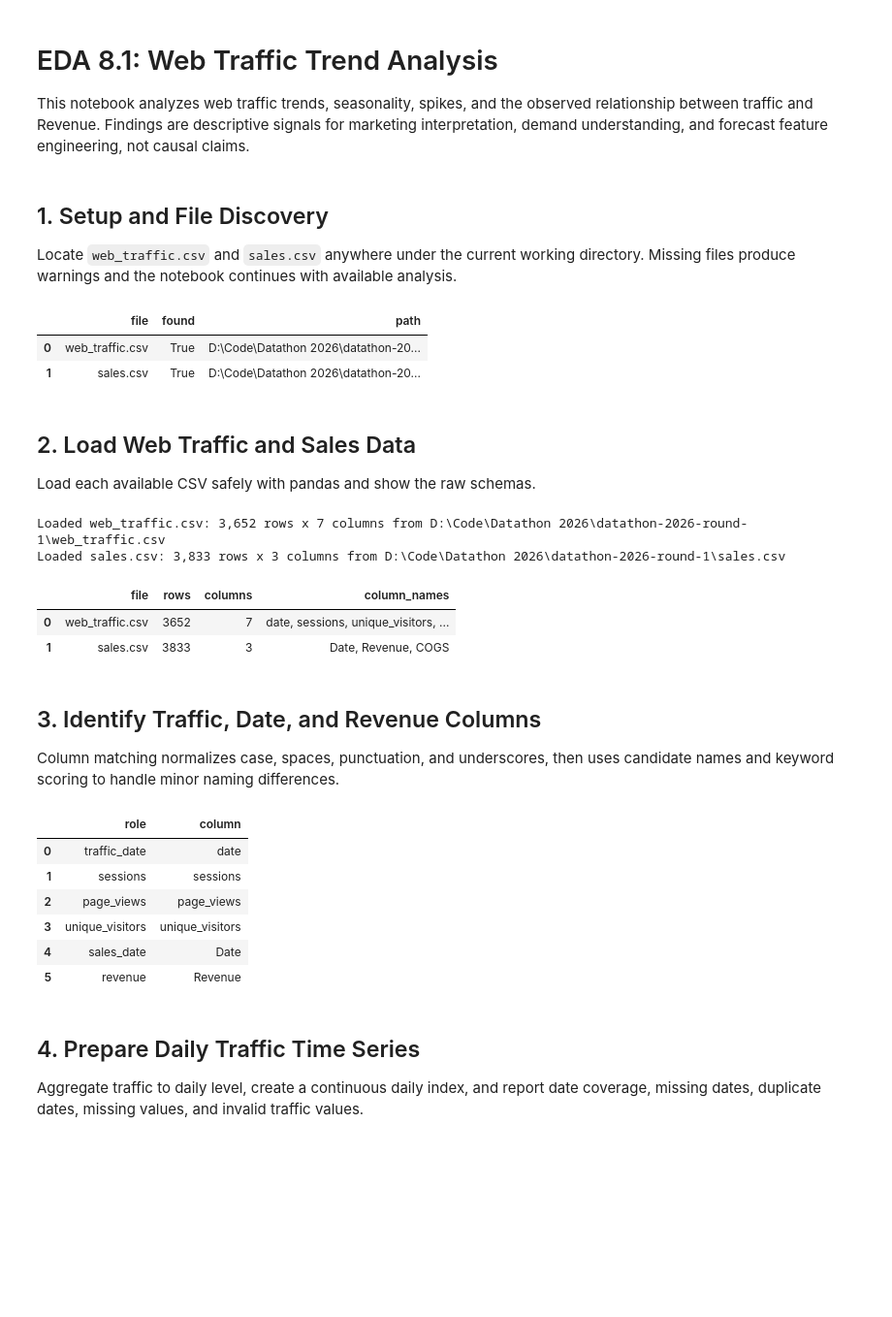
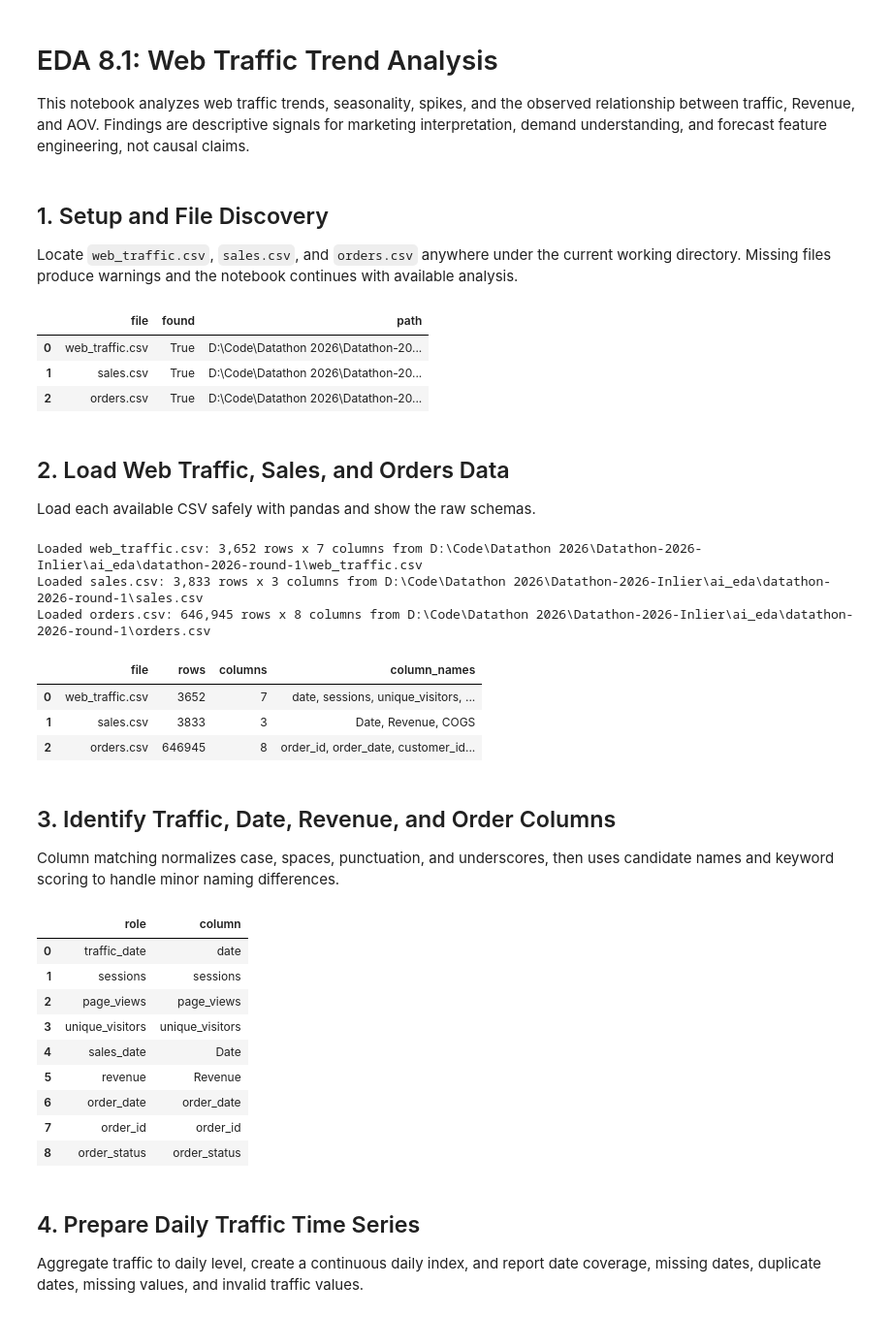
Before and after one commit to thaoanhlehoang/Datathon-2026-Inlier, a Jupyter notebook: ai_eda/eda_24_web_traffic_trend_analysis.ipynb, the cells around one changed output. Shown at 97% size. Saved outputs shown, nothing was run; the diff lists cells and outputs as text; code cells hidden in the pictures; blank space fills up the shorter version.

```diff
--- a/ai_eda/eda_24_web_traffic_trend_analysis.ipynb
+++ b/ai_eda/eda_24_web_traffic_trend_analysis.ipynb
@@ -1,11 +1,11 @@
 # %% [markdown]
 # EDA 8.1: Web Traffic Trend Analysis
 
-This notebook analyzes web traffic trends, seasonality, spikes, and the observed relationship between traffic and Revenue. Findings are descriptive signals for marketing interpretation, demand understanding, and forecast feature engineering, not causal claims.
+This notebook analyzes web traffic trends, seasonality, spikes, and the observed relationship between traffic, Revenue, and AOV. Findings are descriptive signals for marketing interpretation, demand understanding, and forecast feature engineering, not causal claims.
 # %% [markdown]
 ## 1. Setup and File Discovery
 
-Locate `web_traffic.csv` and `sales.csv` anywhere under the current working directory. Missing files produce warnings and the notebook continues with available analysis.
+Locate `web_traffic.csv`, `sales.csv`, and `orders.csv` anywhere under the current working directory. Missing files produce warnings and the notebook continues with available analysis.
 # %%
 import os
 import re
@@ -25,7 +25,7 @@ plt.rcParams['axes.grid'] = True
 plt.rcParams['grid.alpha'] = 0.25
 
 ROOT = Path.cwd()
-FILES = ['web_traffic.csv', 'sales.csv']
+FILES = ['web_traffic.csv', 'sales.csv', 'orders.csv']
 
 def normalize_name(name):
     return re.sub(r'[^a-z0-9]+', '', str(name).strip().lower())
@@ -50,10 +50,11 @@ for name, path in selected_paths.items():
         warnings.warn(f'{name} was not found. The notebook will continue where possible.')
 # %% [output]
 |  | file | found | path |
-| 0 | web_traffic.csv | True | D:\Code\Datathon 2026\datathon-20... |
-| 1 | sales.csv | True | D:\Code\Datathon 2026\datathon-20... |
+| 0 | web_traffic.csv | True | D:\Code\Datathon 2026\Datathon-20... |
+| 1 | sales.csv | True | D:\Code\Datathon 2026\Datathon-20... |
+| 2 | orders.csv | True | D:\Code\Datathon 2026\Datathon-20... |
 # %% [markdown]
-## 2. Load Web Traffic and Sales Data
+## 2. Load Web Traffic, Sales, and Orders Data
 
 Load each available CSV safely with pandas and show the raw schemas.
 # %%
@@ -70,21 +71,24 @@ def safe_read_csv(path, name):
 
 traffic_raw = safe_read_csv(selected_paths.get('web_traffic.csv'), 'web_traffic.csv')
 sales_raw = safe_read_csv(selected_paths.get('sales.csv'), 'sales.csv')
+orders_raw = safe_read_csv(selected_paths.get('orders.csv'), 'orders.csv')
 
 schema_rows = []
-for name, df in [('web_traffic.csv', traffic_raw), ('sales.csv', sales_raw)]:
+for name, df in [('web_traffic.csv', traffic_raw), ('sales.csv', sales_raw), ('orders.csv', orders_raw)]:
     if df is not None:
         schema_rows.append({'file': name, 'rows': len(df), 'columns': len(df.columns), 'column_names': ', '.join(map(str, df.columns))})
 schema_overview = pd.DataFrame(schema_rows)
 display(schema_overview)
 # %% [output]
-Loaded web_traffic.csv: 3,652 rows x 7 columns from D:\Code\Datathon 2026\datathon-2026-round-1\web_traffic.csv
-Loaded sales.csv: 3,833 rows x 3 columns from D:\Code\Datathon 2026\datathon-2026-round-1\sales.csv
+Loaded web_traffic.csv: 3,652 rows x 7 columns from D:\Code\Datathon 2026\Datathon-2026-Inlier\ai_eda\datathon-2026-round-1\web_traffic.csv
+Loaded sales.csv: 3,833 rows x 3 columns from D:\Code\Datathon 2026\Datathon-2026-Inlier\ai_eda\datathon-2026-round-1\sales.csv
+Loaded orders.csv: 646,945 rows x 8 columns from D:\Code\Datathon 2026\Datathon-2026-Inlier\ai_eda\datathon-2026-round-1\orders.csv
 |  | file | rows | columns | column_names |
 | 0 | web_traffic.csv | 3652 | 7 | date, sessions, unique_visitors, ... |
 | 1 | sales.csv | 3833 | 3 | Date, Revenue, COGS |
+| 2 | orders.csv | 646945 | 8 | order_id, order_date, customer_id... |
 # %% [markdown]
-## 3. Identify Traffic, Date, and Revenue Columns
+## 3. Identify Traffic, Date, Revenue, and Order Columns
 
 Column matching normalizes case, spaces, punctuation, and underscores, then uses candidate names and keyword scoring to handle minor naming differences.
 # %%
@@ -146,33 +150,40 @@ def infer_revenue_col(df):
             continue
         vals = to_num(df[c])
         positive_share = (vals > 0).mean()
         candidates.append((positive_share, vals.abs().sum(skipna=True), c))
     if candidates:
         candidates.sort(key=lambda x: (-x[0], -x[1], str(x[2])))
         warnings.warn(f'Revenue column was not explicit; using likely numeric revenue column: {candidates[0][2]}')
         return candidates[0][2]
     return None
 
 cols = {}
 if traffic_raw is not None:
     cols['traffic_date'] = find_col(traffic_raw, ['date', 'traffic_date', 'visit_date', 'event_date', 'session_date'], include_any=['date', 'day'])
     cols['sessions'] = find_col(traffic_raw, ['sessions', 'session_count', 'visits'], include_any=['sessions', 'sessioncount', 'visits'], prefer_numeric=True)
     cols['page_views'] = find_col(traffic_raw, ['page_views', 'pageviews', 'views', 'page_view_count'], include_any=['pageviews', 'pageviewcount', 'views'], prefer_numeric=True)
     cols['unique_visitors'] = find_col(traffic_raw, ['unique_visitors', 'unique_users', 'users', 'visitors'], include_any=['uniquevisitors', 'uniqueusers', 'users', 'visitors'], exclude_any=['sessions'], prefer_numeric=True)
 if sales_raw is not None:
     cols['sales_date'] = find_col(sales_raw, ['date', 'sales_date', 'order_date', 'revenue_date'], include_any=['date', 'day'])
     cols['revenue'] = infer_revenue_col(sales_raw)
+if orders_raw is not None:
+    cols['order_date'] = find_col(orders_raw, ['order_date', 'date', 'created_at', 'created_date'], include_any=['orderdate', 'date', 'day'])
+    cols['order_id'] = find_col(orders_raw, ['order_id', 'id', 'transaction_id', 'invoice_id'], include_any=['orderid', 'transactionid', 'invoice'], exclude_any=['date', 'amount', 'revenue', 'price', 'zip'])
+    cols['order_status'] = find_col(orders_raw, ['order_status', 'status', 'state'], include_any=['status', 'state'], exclude_any=['date', 'amount', 'revenue', 'price'])
 
 identified_columns = pd.DataFrame([{'role': k, 'column': v} for k, v in cols.items()])
 display(identified_columns)
 # %% [output]
 |  | role | column |
 | 0 | traffic_date | date |
 | 1 | sessions | sessions |
 | 2 | page_views | page_views |
 | 3 | unique_visitors | unique_visitors |
 | 4 | sales_date | Date |
 | 5 | revenue | Revenue |
+| 6 | order_date | order_date |
+| 7 | order_id | order_id |
+| 8 | order_status | order_status |
 # %% [markdown]
 ## 4. Prepare Daily Traffic Time Series
 
```
Also changed, not shown: parts of 15 cells of this notebook, 39 other files.
